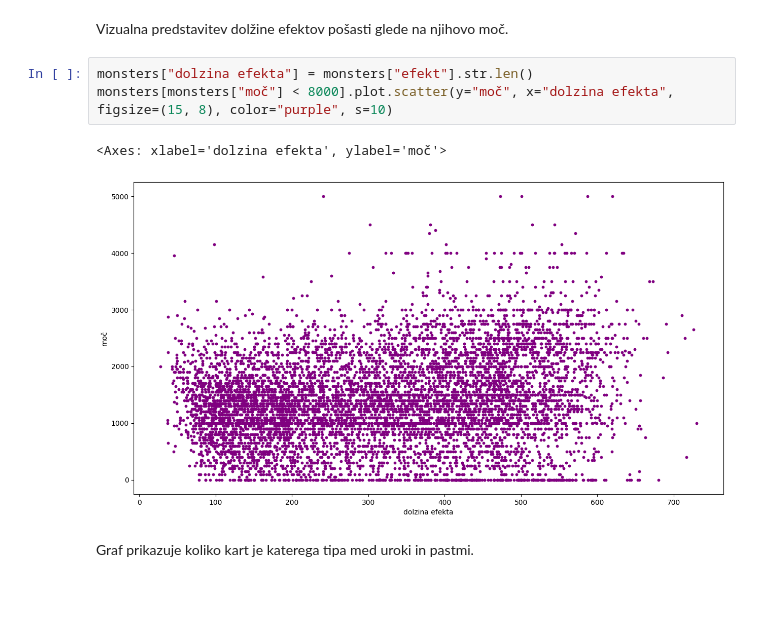
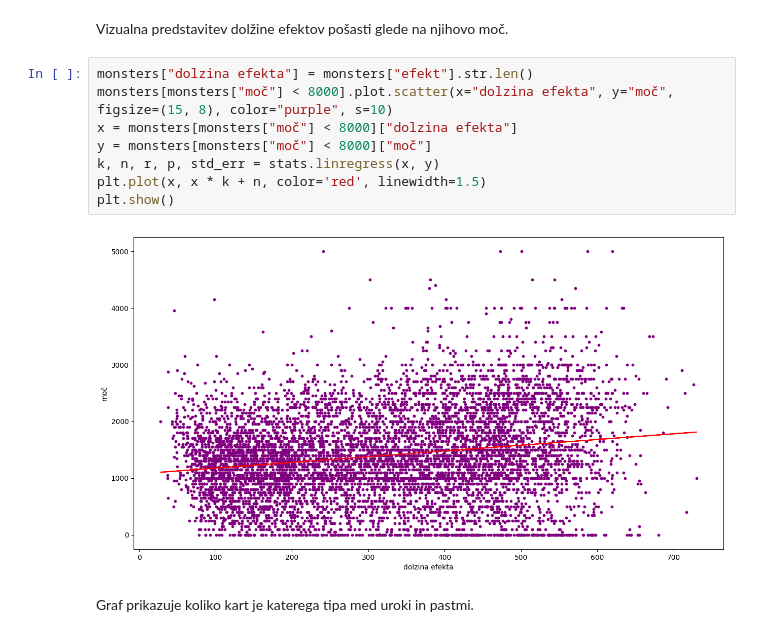
Before and after one commit to sawdem/Projektna-naloga, a Jupyter notebook: prikaz.ipynb, the cells around one changed output. Saved outputs shown, nothing was run; the diff lists cells and outputs as text; blank space fills up the shorter version.

```diff
--- a/prikaz.ipynb
+++ b/prikaz.ipynb
@@ -112,10 +117,14 @@ monsters[monsters["moč"] < 8000].plot.scatter(x="level", y="moč", figsize=(8,
 Vizualna predstavitev dolžine efektov pošasti glede na njihovo moč.
 # %%
 monsters["dolzina efekta"] = monsters["efekt"].str.len()
-monsters[monsters["moč"] < 8000].plot.scatter(y="moč", x="dolzina efekta", figsize=(15, 8), color="purple", s=10)
+monsters[monsters["moč"] < 8000].plot.scatter(x="dolzina efekta", y="moč", figsize=(15, 8), color="purple", s=10)
+x = monsters[monsters["moč"] < 8000]["dolzina efekta"]
+y = monsters[monsters["moč"] < 8000]["moč"]
+k, n, r, p, std_err = stats.linregress(x, y)
+plt.plot(x, x * k + n, color='red', linewidth=1.5)
+plt.show()
 # %% [output]
-<Axes: xlabel='dolzina efekta', ylabel='moč'>
-[figure, old version]
+[figure, new version]
 # %% [markdown]
 Graf prikazuje koliko kart je katerega tipa med uroki in pastmi.
 # %%
```
Also changed, not shown: parts of 4 cells of this notebook.
